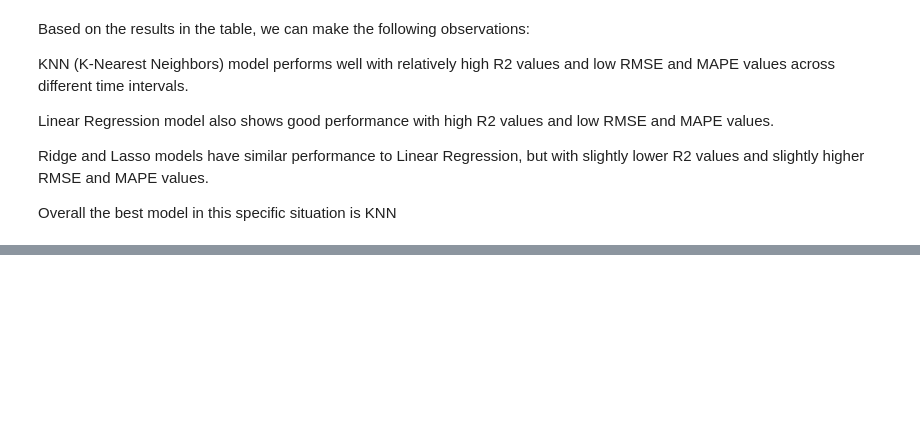
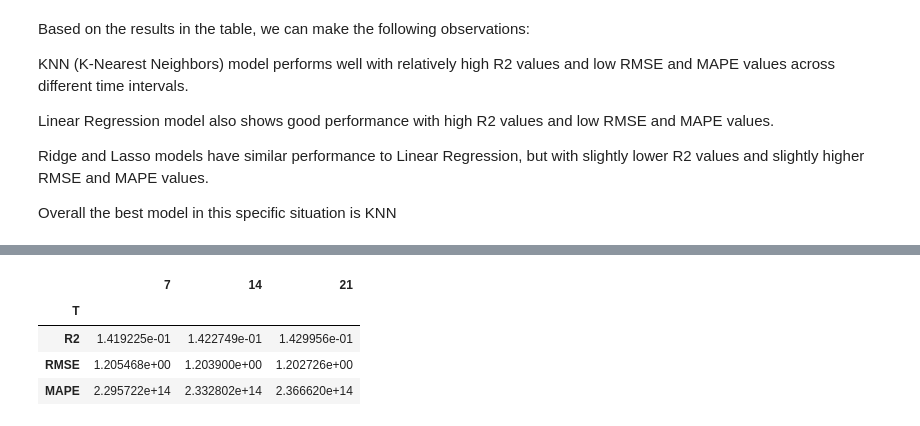
Before and after one commit to LeoBello00/jbook_ml202330, a Jupyter notebook: _sources/Excercise_4.ipynb, the cells around one changed output, grey strips where cells are left out. Cells and saved outputs as stored; diff of their text form; code cells hidden in the pictures; blank space fills up the shorter version.

```diff
--- a/_sources/Excercise_4.ipynb
+++ b/_sources/Excercise_4.ipynb
@@ -373,0 +400,13 @@ Overall the best model in this specific situation is KNN
+# %%
+data = {'T': ['R2', 'RMSE', 'MAPE'],
+        '7': [r2_rg[0], rmse_rg[0], mape_rg[0]],
+        '14': [r2_rg[1], rmse_rg[1], mape_rg[1]],
+        '21': [r2_rg[2], rmse_rg[2], mape_rg[2]]}
+df_results = pd.DataFrame(data).set_index('T')
+df_results
+# %% [output]
+|  | 7 | 14 | 21 |
+| T |  |  |  |
+| R2 | 1.419225e-01 | 1.422749e-01 | 1.429956e-01 |
+| RMSE | 1.205468e+00 | 1.203900e+00 | 1.202726e+00 |
+| MAPE | 2.295722e+14 | 2.332802e+14 | 2.366620e+14 |
```
Also changed, not shown: parts of 6 cells of this notebook, 2 other files.
